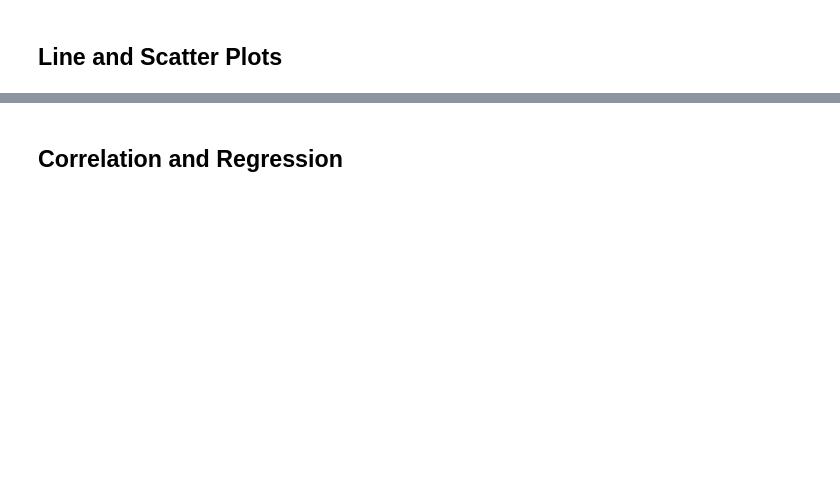
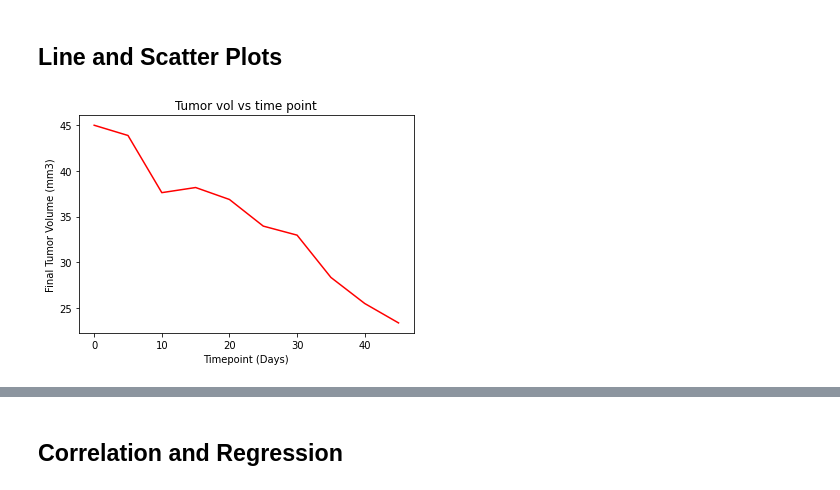
Before and after one commit to ashsams18/matplotlib_challenge, a Jupyter notebook: Pymaceuticals/pymaceuticals_starter.ipynb, the cells around one changed output, grey strips where cells are left out. Drawn from its saved outputs; the diff is of its cells as text; code cells hidden in the pictures; blank space fills up the shorter version.

```diff
--- a/Pymaceuticals/pymaceuticals_starter.ipynb
+++ b/Pymaceuticals/pymaceuticals_starter.ipynb
@@ -263,8 +264,14 @@ plt.show()
 ## Line and Scatter Plots
 # %%
 # Generate a line plot of tumor volume vs. time point for a mouse treated with Capomulin
+Capomulin_Mouse = cleandf[cleandf["Drug Regimen"] == "Capomulin"]
+Capomulin_Mouse = cleandf[cleandf["Mouse ID"] == "s185"]
+Capomulin_Mouse
 
-danger_drop, = plt.plot(time, danger_drop_speeds, color="red", label="Danger Drop")
-plt.title("Coaster Speed Over Time")
-plt.xlabel("Coaster Runtime")
-plt.ylabel("Speed (MPH)")
+plt.plot(Capomulin_Mouse["Timepoint"], Capomulin_Mouse["Tumor Volume (mm3)"], color="red")
+plt.title('Tumor vol vs time point')
+plt.ylabel('Final Tumor Volume (mm3)')
+plt.xlabel ("Timepoint (Days)")
+plt.show()
+# %% [output]
+[figure, added]
```
Also changed, not shown: parts of 11 cells of this notebook.
